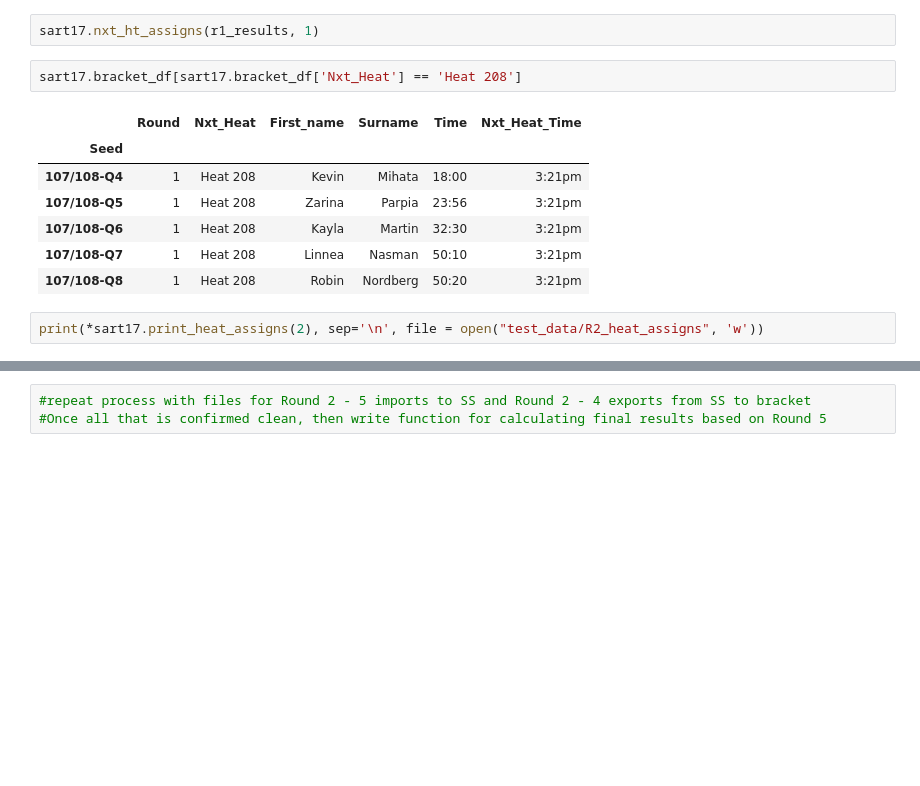
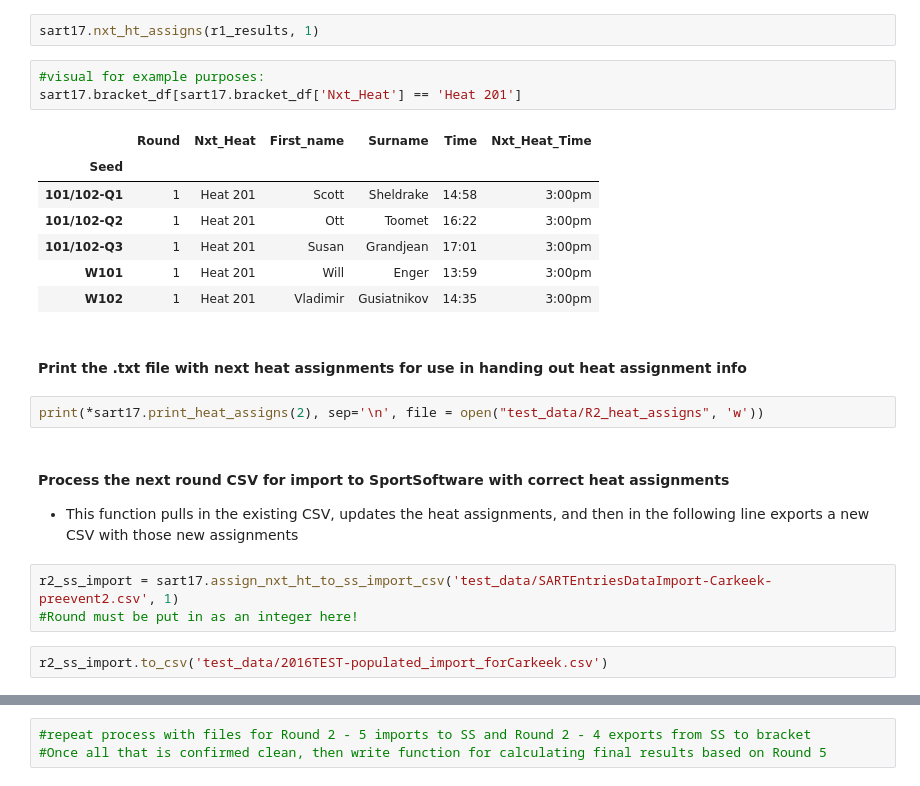
Before and after one commit to gcnuss/SART_Automation, a Jupyter notebook: Test_With_2016_Data.ipynb, the cells around one changed output, grey strips where cells are left out. Drawn from its saved outputs; the diff is of its cells as text; blank space fills up the shorter version.

Commit message:
Updates to SART Class code and 2016 test run notebook

```diff
--- a/Test_With_2016_Data.ipynb
+++ b/Test_With_2016_Data.ipynb
@@ -194,14 +261,25 @@ r1_results.loc['75', ['Heat']] = 107 #get heat from bracket_df
 # %%
 sart17.nxt_ht_assigns(r1_results, 1)
 # %%
-sart17.bracket_df[sart17.bracket_df['Nxt_Heat'] == 'Heat 208']
+#visual for example purposes:
+sart17.bracket_df[sart17.bracket_df['Nxt_Heat'] == 'Heat 201']
 # %% [output]
 |  | Round | Nxt_Heat | First_name | Surname | Time | Nxt_Heat_Time |
 | Seed |  |  |  |  |  |  |
-| 107/108-Q4 | 1 | Heat 208 | Kevin | Mihata | 18:00 | 3:21pm |
-| 107/108-Q5 | 1 | Heat 208 | Zarina | Parpia | 23:56 | 3:21pm |
-| 107/108-Q6 | 1 | Heat 208 | Kayla | Martin | 32:30 | 3:21pm |
-| 107/108-Q7 | 1 | Heat 208 | Linnea | Nasman | 50:10 | 3:21pm |
-| 107/108-Q8 | 1 | Heat 208 | Robin | Nordberg | 50:20 | 3:21pm |
+| 101/102-Q1 | 1 | Heat 201 | Scott | Sheldrake | 14:58 | 3:00pm |
+| 101/102-Q2 | 1 | Heat 201 | Ott | Toomet | 16:22 | 3:00pm |
+| 101/102-Q3 | 1 | Heat 201 | Susan | Grandjean | 17:01 | 3:00pm |
+| W101 | 1 | Heat 201 | Will | Enger | 13:59 | 3:00pm |
+| W102 | 1 | Heat 201 | Vladimir | Gusiatnikov | 14:35 | 3:00pm |
+# %% [markdown]
+#### Print the .txt file with next heat assignments for use in handing out heat assignment info
 # %%
 print(*sart17.print_heat_assigns(2), sep='\n', file = open("test_data/R2_heat_assigns", 'w'))
+# %% [markdown]
+#### Process the next round CSV for import to SportSoftware with correct heat assignments
+- This function pulls in the existing CSV, updates the heat assignments, and then in the following line exports a new CSV with those new assignments
+# %%
+r2_ss_import = sart17.assign_nxt_ht_to_ss_import_csv('test_data/SARTEntriesDataImport-Carkeek-preevent2.csv', 1)
+#Round must be put in as an integer here!
+# %%
+r2_ss_import.to_csv('test_data/2016TEST-populated_import_forCarkeek.csv')
```
Also changed, not shown: parts of 56 cells of this notebook, 1 other file.
